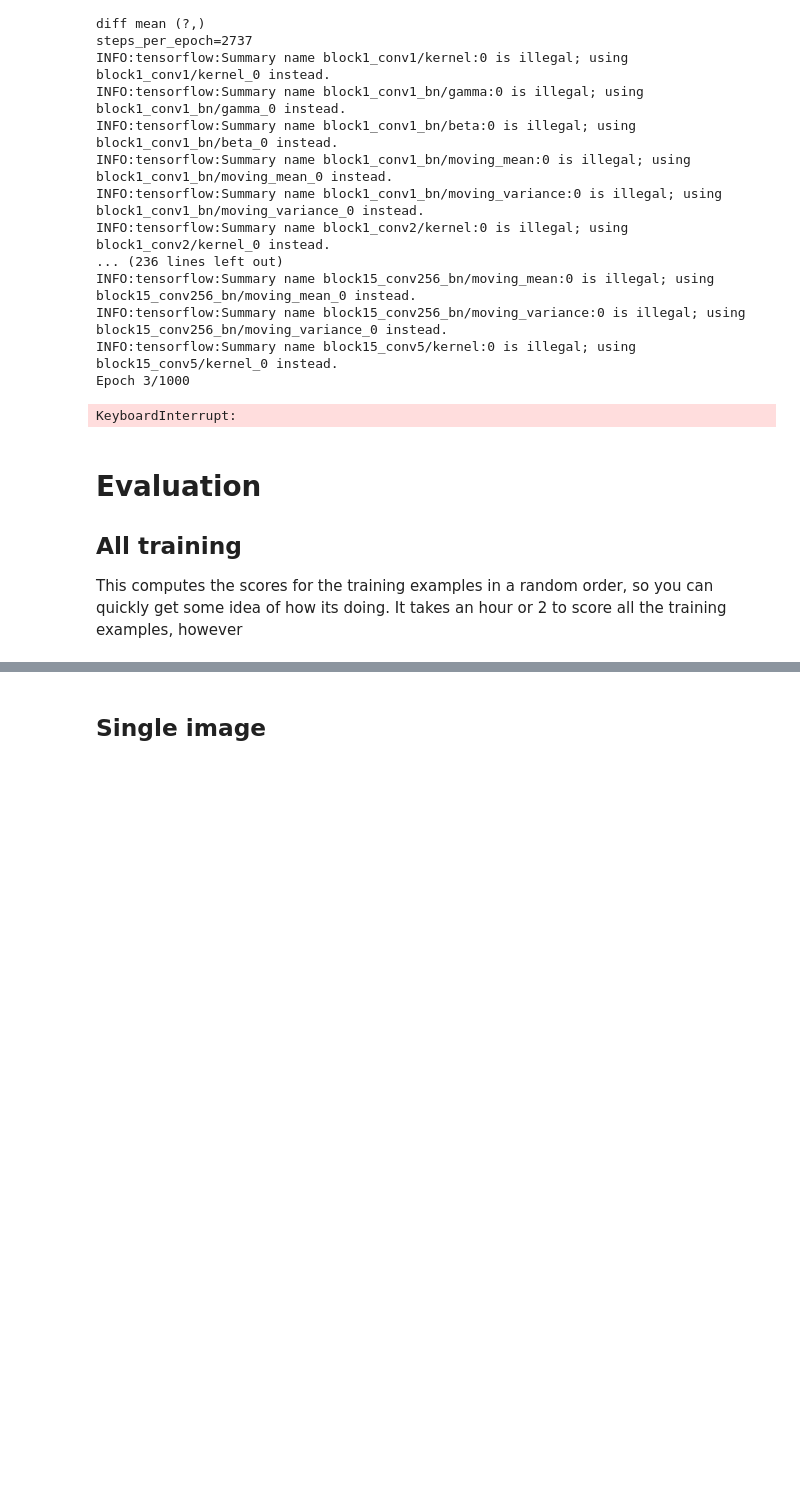
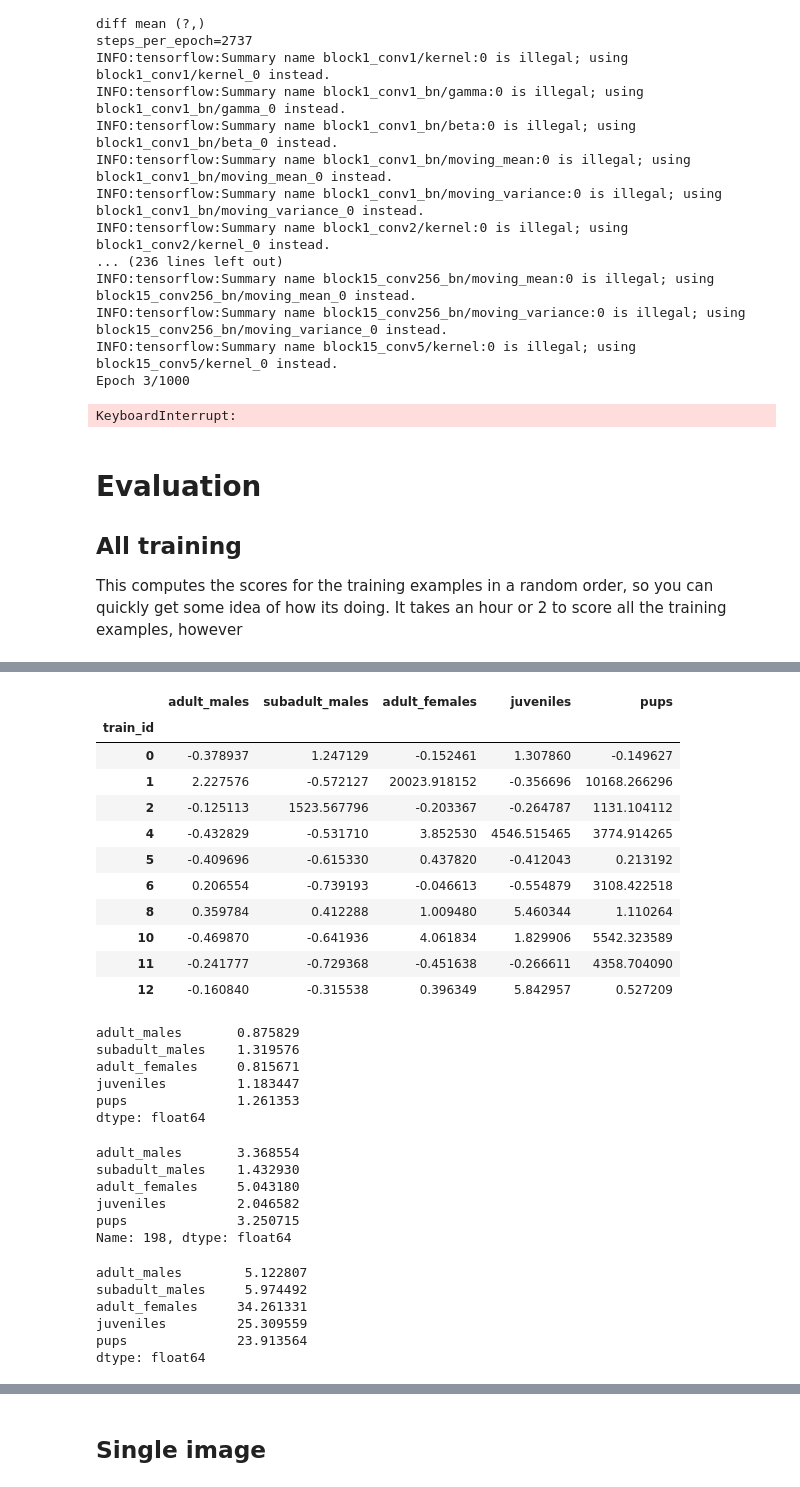
Before and after one commit to JuanHugo2023/Focas, a Jupyter notebook: keras_density.ipynb, the cells around one changed output, grey strips where cells are left out. Cells and saved outputs as stored; diff of their text form; code cells hidden in the pictures; blank space fills up the shorter version.

```diff
--- a/keras_density.ipynb
+++ b/keras_density.ipynb
@@ -143,0 +180,25 @@ tid:202 (161/891)
+# %%
+fractional_error = diff_table / (engine.counts+0.001)
+fractional_error[:10]
+# %% [output]
+|  | adult_males | subadult_males | adult_females | juveniles | pups |
+| train_id |  |  |  |  |  |
+| 0 | -0.378937 | 1.247129 | -0.152461 | 1.307860 | -0.149627 |
+| 1 | 2.227576 | -0.572127 | 20023.918152 | -0.356696 | 10168.266296 |
+| 2 | -0.125113 | 1523.567796 | -0.203367 | -0.264787 | 1131.104112 |
+| 4 | -0.432829 | -0.531710 | 3.852530 | 4546.515465 | 3774.914265 |
+| 5 | -0.409696 | -0.615330 | 0.437820 | -0.412043 | 0.213192 |
+| 6 | 0.206554 | -0.739193 | -0.046613 | -0.554879 | 3108.422518 |
+| 8 | 0.359784 | 0.412288 | 1.009480 | 5.460344 | 1.110264 |
+| 10 | -0.469870 | -0.641936 | 4.061834 | 1.829906 | 5542.323589 |
+| 11 | -0.241777 | -0.729368 | -0.451638 | -0.266611 | 4358.704090 |
+| 12 | -0.160840 | -0.315538 | 0.396349 | 5.842957 | 0.527209 |
+# %%
+np.sqrt(diff_table.var()) / engine.counts.mean()
+# %% [output]
+adult_males       0.875829
+subadult_males    1.319576
+adult_females     0.815671
+juveniles         1.183447
+pups              1.261353
+dtype: float64
@@ -143,0 +207,9 @@ tid:202 (161/891)
+# %%
+counts_pred.loc[198,:]
+# %% [output]
+adult_males       3.368554
+subadult_males    1.432930
+adult_females     5.043180
+juveniles         2.046582
+pups              3.250715
+Name: 198, dtype: float64
@@ -143,0 +218,9 @@ tid:202 (161/891)
+# %%
+np.sqrt((diff_table**2).mean())
+# %% [output]
+adult_males        5.122807
+subadult_males     5.974492
+adult_females     34.261331
+juveniles         25.309559
+pups              23.913564
+dtype: float64
```
Also changed, not shown: parts of 15 cells of this notebook, 3 other files.
